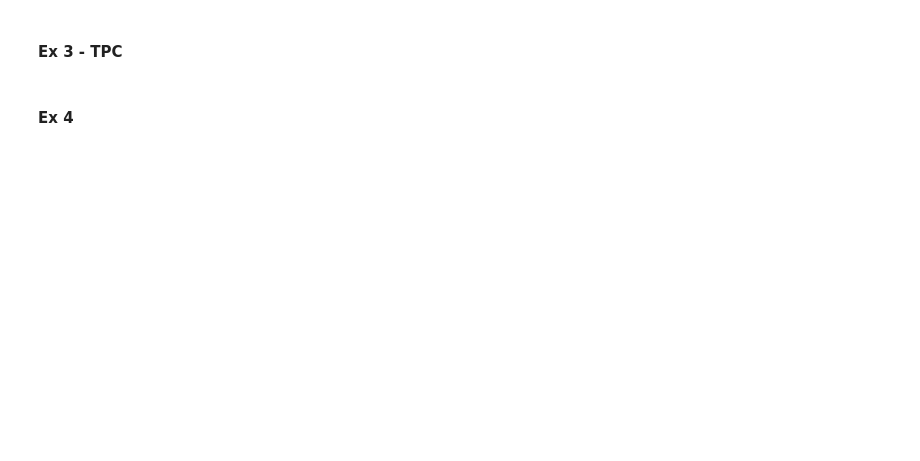
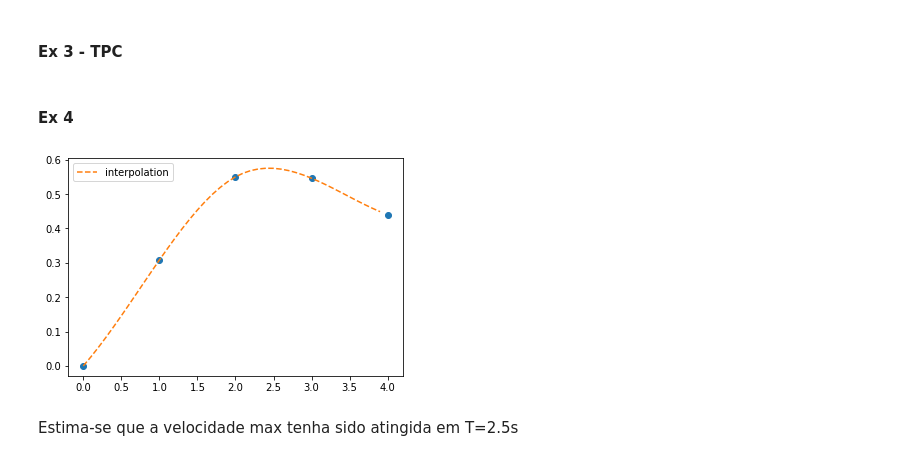
Before and after one commit to mcpeixoto/Computational-Physics-Course, a Jupyter notebook: ficha6.ipynb, the cells around one changed output. Drawn from its saved outputs; the diff is of its cells as text; code cells hidden in the pictures; blank space fills up the shorter version.

```diff
--- a/ficha6.ipynb
+++ b/ficha6.ipynb
@@ -112,3 +112,24 @@ plt.show()
 #### Ex 3 - TPC
 # %% [markdown]
 #### Ex 4
+# %%
+time = np.array([0,1,2,3,4])
+v = np.array([0., 0.308, 0.55, 0.546, 0.44])
+# %%
+from scipy.interpolate import interp1d
+
+# Gera a função de interpolacao aka da fit aos dados
+f = interp1d(time, v, kind='cubic')
+
+# New x, new ys for the interpolation graph
+xnew = np.arange(time[0], time[-1], 0.1)
+ynew = f(xnew)
+
+plt.plot(time, v, 'o')
+plt.plot(xnew, ynew, '--', label='interpolation')
+plt.legend()
+plt.show()
+# %% [output]
+[figure, added]
+# %% [markdown]
+Estima-se que a velocidade max tenha sido atingida em T=2.5s
```
Also changed, not shown: parts of 7 cells of this notebook, 4 other files.
